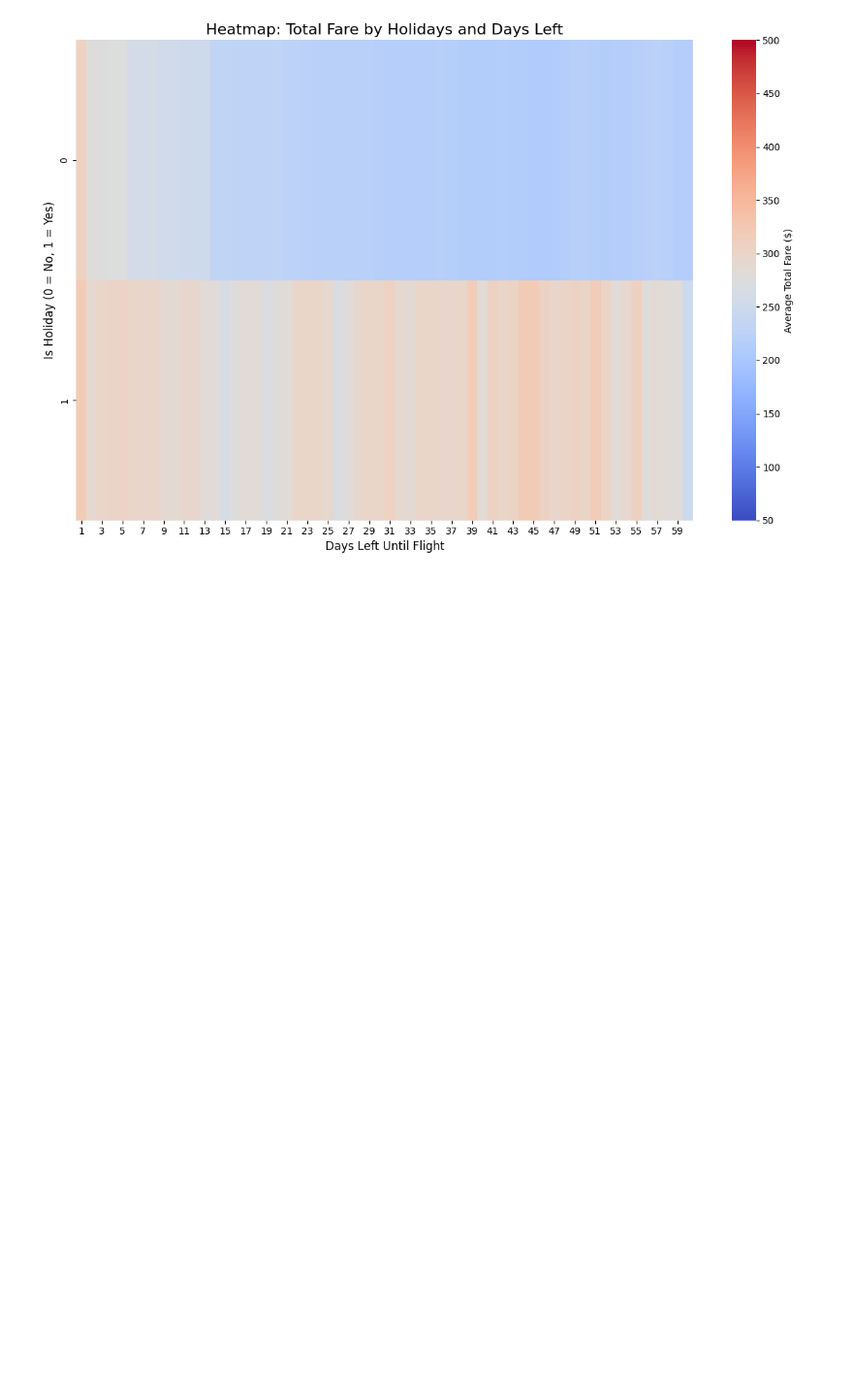
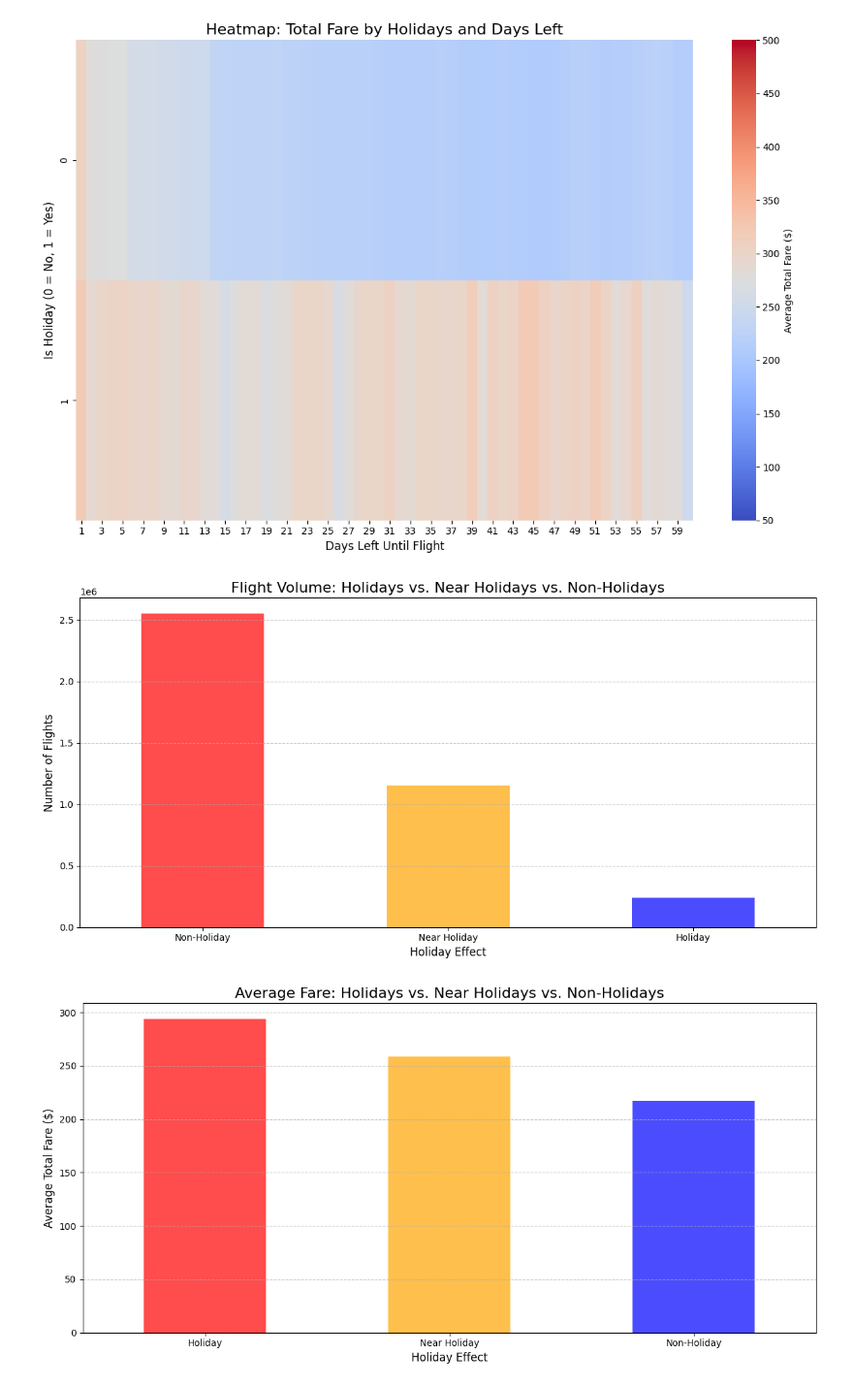
Before and after one commit to chriskuz/intro_to_python_project, a Jupyter notebook: src/UPDATEDHOLIDAYSECTION.ipynb, the cells around one changed output. Shown at 97% size. Saved outputs shown, nothing was run; the diff lists cells and outputs as text; code cells hidden in the pictures; blank space fills up the shorter version.

```diff
--- a/src/UPDATEDHOLIDAYSECTION.ipynb
+++ b/src/UPDATEDHOLIDAYSECTION.ipynb
@@ -180,3 +177,46 @@ plt.tight_layout()
 plt.show()
 # %% [output]
 [figure]
+# %%
+import pandas as pd
+import matplotlib.pyplot as plt
+
+df = pd.read_csv('../data/realjetbluedf.csv')
+
+if 'totalFare' in df.columns and 'isHoliday' in df.columns and 'isNearHoliday' in df.columns:
+
+    df['holidayEffect'] = df.apply(
+        lambda row: 'Holiday' if row['isHoliday'] == 1 else
+                    'Near Holiday' if row['isNearHoliday'] == 1 else
+                    'Non-Holiday', axis=1
+    )
+
+    flight_counts = df['holidayEffect'].value_counts()
+    avg_fares = df.groupby('holidayEffect')['totalFare'].mean()
+
+    # Plot 1: Flight Volume by Holiday Effect
+    plt.figure(figsize=(12, 6))
+    flight_counts.plot(kind='bar', color=['red', 'orange', 'blue'], alpha=0.7)
+    plt.title('Flight Volume: Holidays vs. Near Holidays vs. Non-Holidays', fontsize=16)
+    plt.ylabel('Number of Flights', fontsize=12)
+    plt.xlabel('Holiday Effect', fontsize=12)
+    plt.xticks(rotation=0)
+    plt.grid(axis='y', linestyle='--', alpha=0.7)
+    plt.tight_layout()
+    plt.show()
+
+    # Plot 2: Average Fare by Holiday Effect
+    plt.figure(figsize=(12, 6))
+    avg_fares.plot(kind='bar', color=['red', 'orange', 'blue'], alpha=0.7)
+    plt.title('Average Fare: Holidays vs. Near Holidays vs. Non-Holidays', fontsize=16)
+    plt.ylabel('Average Total Fare ($)', fontsize=12)
+    plt.xlabel('Holiday Effect', fontsize=12)
+    plt.xticks(rotation=0)
+    plt.grid(axis='y', linestyle='--', alpha=0.7)
+    plt.tight_layout()
+    plt.show()
+else:
+    print("Error: Ensure 'totalFare', 'isHoliday', and 'isNearHoliday' columns exist in the dataset.")
+# %% [output]
+[figure, added]
+[figure, added]
```
Also changed, not shown: parts of 1 cell of this notebook.
